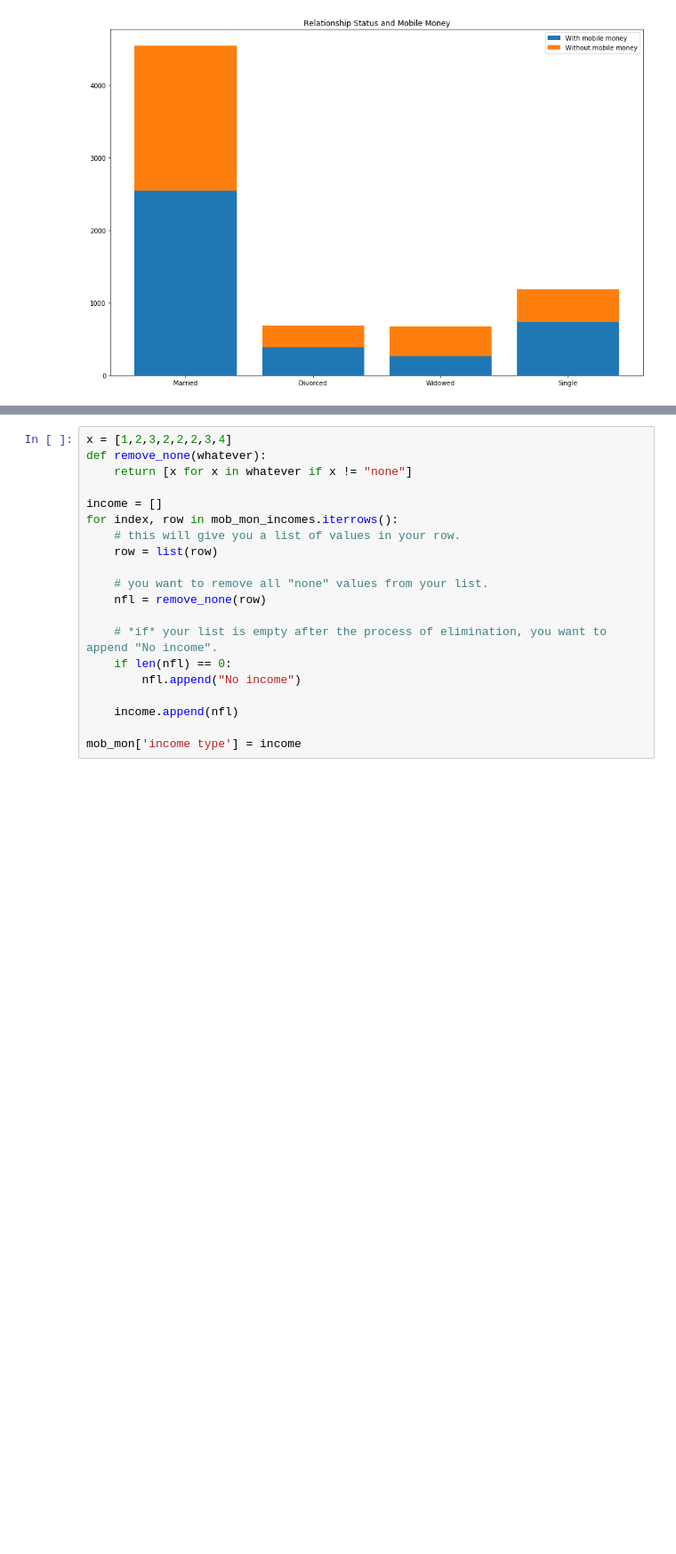
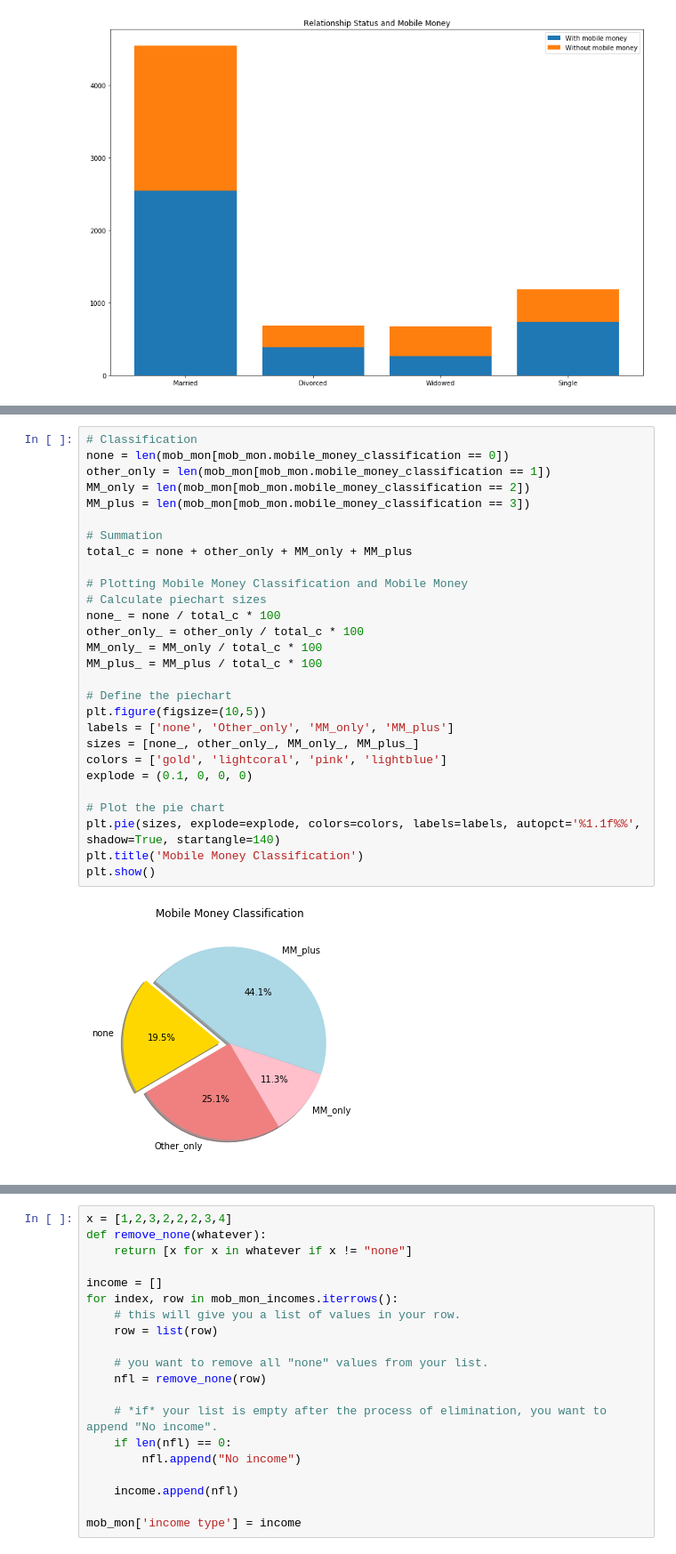
Before and after one commit to boitshepo97/tanzania-mobile-money, a Jupyter notebook: Financial Services Use In Tanzania.ipynb, the cells around one changed output, grey strips where cells are left out. Shown at 89% size. Drawn from its saved outputs; the diff is of its cells as text; blank space fills up the shorter version.

```diff
--- a/Financial Services Use In Tanzania.ipynb
+++ b/Financial Services Use In Tanzania.ipynb
@@ -290,3 +310,33 @@ TypeError: unsupported operand type(s) for +: 'int' and 'list'
+# %%
+# Classification
+none = len(mob_mon[mob_mon.mobile_money_classification == 0])
+other_only = len(mob_mon[mob_mon.mobile_money_classification == 1])
+MM_only = len(mob_mon[mob_mon.mobile_money_classification == 2])
+MM_plus = len(mob_mon[mob_mon.mobile_money_classification == 3])
+
+# Summation
+total_c = none + other_only + MM_only + MM_plus
+
+# Plotting Mobile Money Classification and Mobile Money
+# Calculate piechart sizes
+none_ = none / total_c * 100
+other_only_ = other_only / total_c * 100
+MM_only_ = MM_only / total_c * 100
+MM_plus_ = MM_plus / total_c * 100
+
+# Define the piechart
+plt.figure(figsize=(10,5))
+labels = ['none', 'Other_only', 'MM_only', 'MM_plus']
+sizes = [none_, other_only_, MM_only_, MM_plus_]
+colors = ['gold', 'lightcoral', 'pink', 'lightblue']
+explode = (0.1, 0, 0, 0)
+
+# Plot the pie chart
+plt.pie(sizes, explode=explode, colors=colors, labels=labels, autopct='%1.1f%%', shadow=True, startangle=140)
+plt.title('Mobile Money Classification')
+plt.show()
+# %% [output]
+[figure, added]
 # %%
 mob_mon_incomes = mob_mon[["Q8_1" ,"Q8_2","Q8_3","Q8_4","Q8_5","Q8_6","Q8_7","Q8_8","Q8_9","Q8_10","Q8_11"]]
 
```
Also changed, not shown: parts of 9 cells of this notebook.
